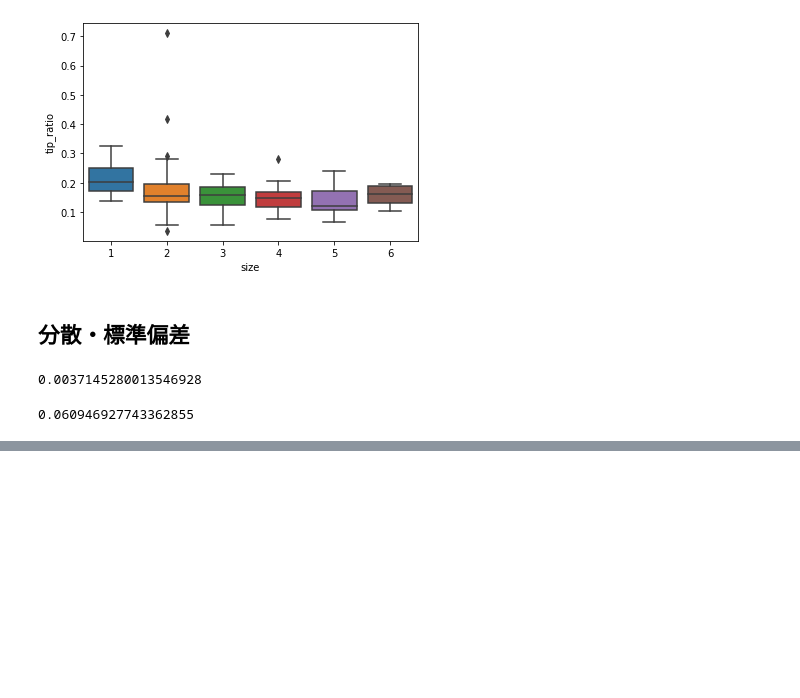
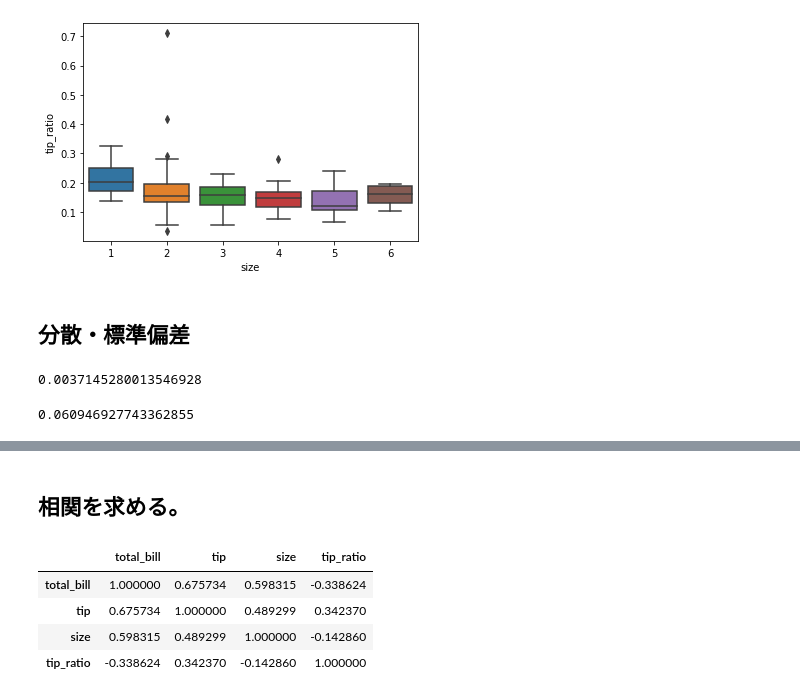
Before and after one commit to kiichiro173/statistic, a Jupyter notebook: kame講座/記述統計に関して.ipynb, the cells around one changed output, grey strips where cells are left out. Cells and saved outputs as stored; diff of their text form; code cells hidden in the pictures; blank space fills up the shorter version.

```diff
--- a/kame講座/記述統計に関して.ipynb
+++ b/kame講座/記述統計に関して.ipynb
@@ -163,0 +231,10 @@ np.std(df["tip_ratio"])
+# %% [markdown]
+## 相関を求める。
+# %%
+df.corr()
+# %% [output]
+|  | total_bill | tip | size | tip_ratio |
+| total_bill | 1.000000 | 0.675734 | 0.598315 | -0.338624 |
+| tip | 0.675734 | 1.000000 | 0.489299 | 0.342370 |
+| size | 0.598315 | 0.489299 | 1.000000 | -0.142860 |
+| tip_ratio | -0.338624 | 0.342370 | -0.142860 | 1.000000 |
```
Also changed, not shown: parts of 19 cells of this notebook.
